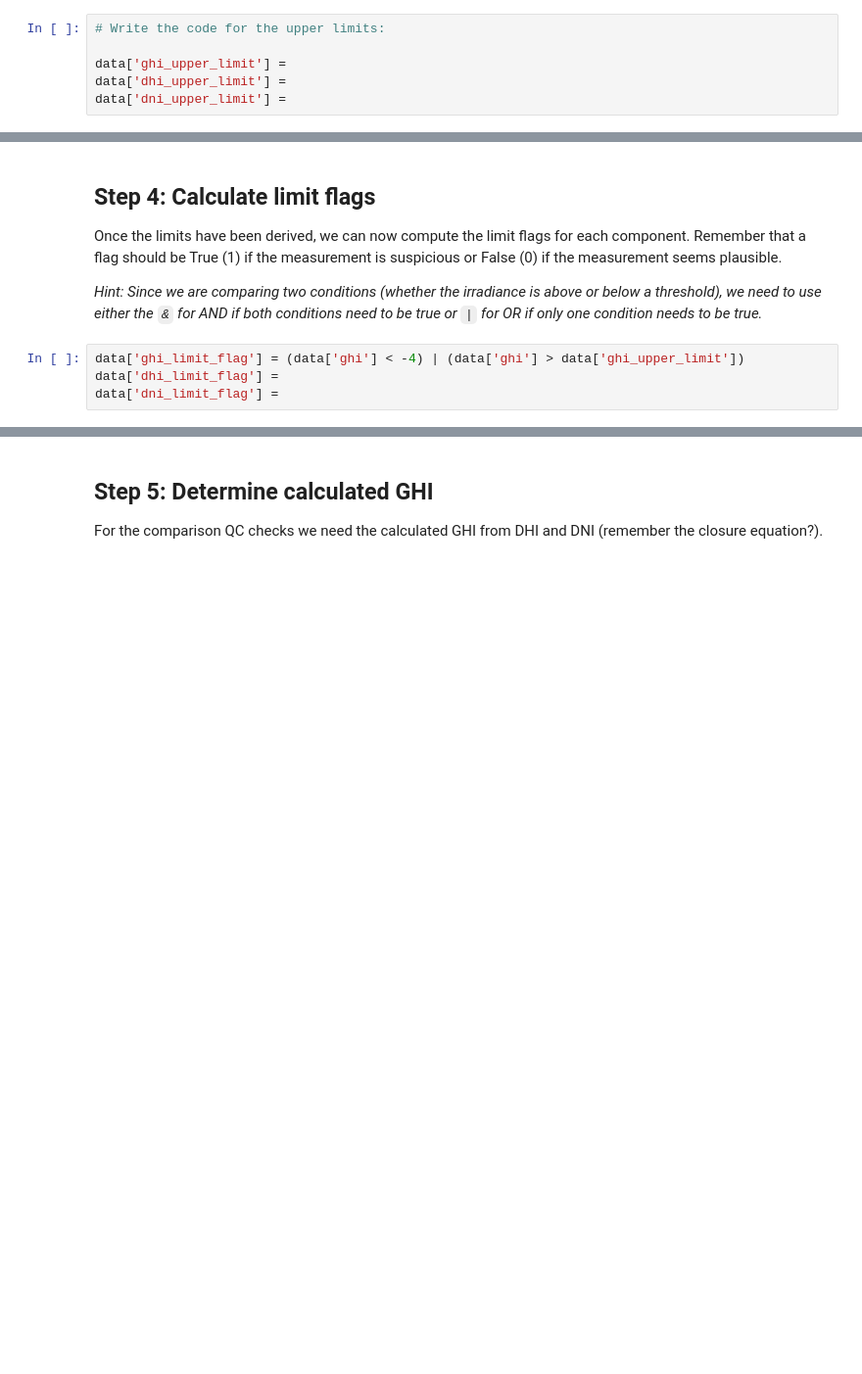
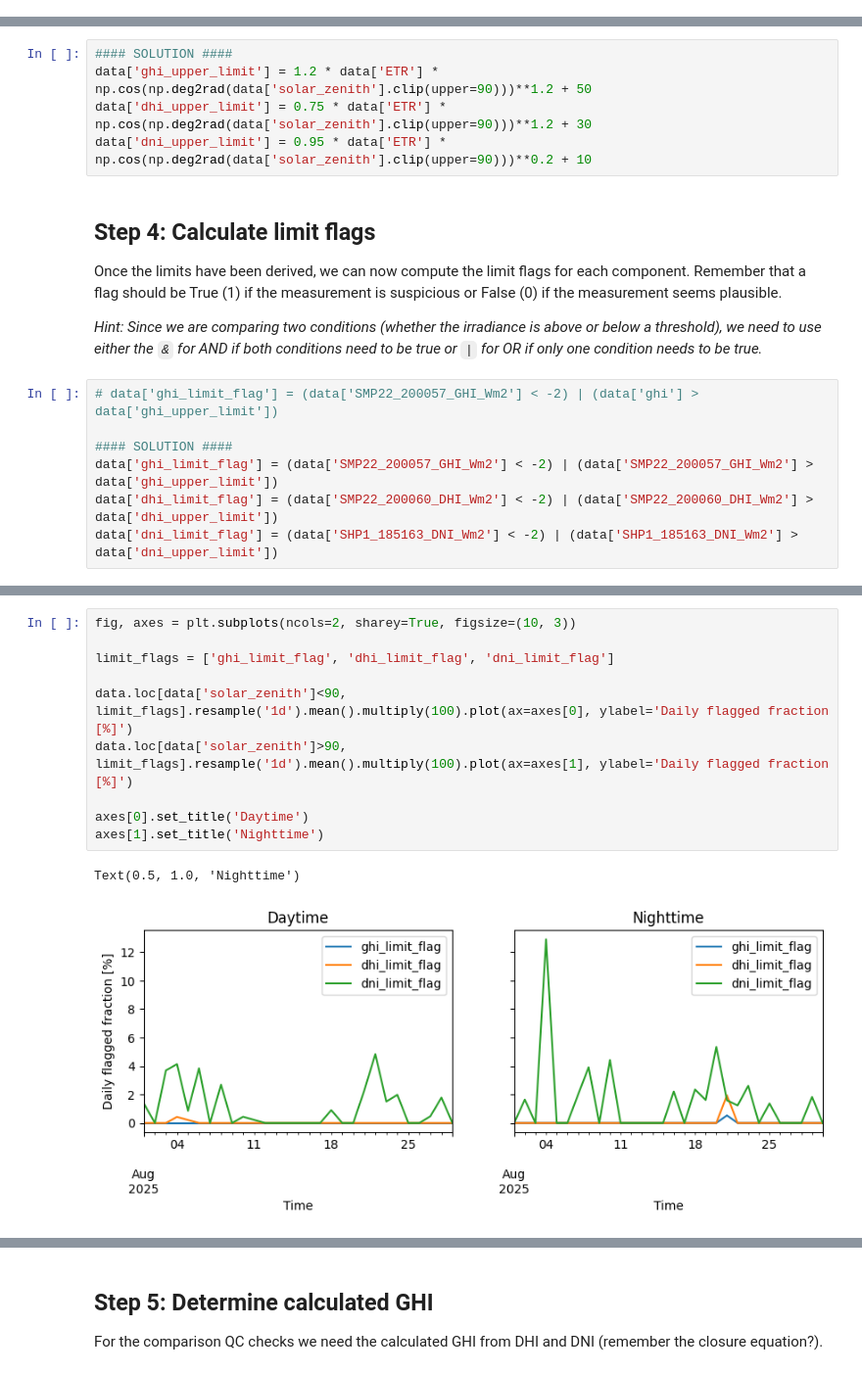
Before and after one commit to AdamRJensen/solar-resource-course, a Jupyter notebook: quality-control-bsrn-checks.ipynb, the cells around one changed output, grey strips where cells are left out. Shown: that part at 98% size. Cells and saved outputs as stored; diff of their text form; blank space fills up the shorter version.

```diff
--- a/quality-control-bsrn-checks.ipynb
+++ b/quality-control-bsrn-checks.ipynb
@@ -38,9 +46,3 @@ data['ETR'] =
 In this exercise, we will be using the **extremely rare limits**. The equations for the limits can be found in the lecture note for Lesson 3.
 
 The first step is to calculate the upper limits. We don't need to calculate the lower limits, as they are simply a fixed value.
-# %%
-# Write the code for the upper limits:
-
-data['ghi_upper_limit'] =
-data['dhi_upper_limit'] =
-data['dni_upper_limit'] =
@@ -47,9 +53,17 @@ data['dni_upper_limit'] =
+# %%
+#### SOLUTION ####
+data['ghi_upper_limit'] = 1.2 * data['ETR'] * np.cos(np.deg2rad(data['solar_zenith'].clip(upper=90)))**1.2 + 50
+data['dhi_upper_limit'] = 0.75 * data['ETR'] * np.cos(np.deg2rad(data['solar_zenith'].clip(upper=90)))**1.2 + 30
+data['dni_upper_limit'] = 0.95 * data['ETR'] * np.cos(np.deg2rad(data['solar_zenith'].clip(upper=90)))**0.2 + 10
 # %% [markdown]
 ## Step 4: Calculate limit flags
 Once the limits have been derived, we can now compute the limit flags for each component. Remember that a flag should be True (1) if the measurement is suspicious or False (0) if the measurement seems plausible.
 
 *Hint: Since we are comparing two conditions (whether the irradiance is above or below a threshold), we need to use either the ``&`` for AND if both conditions need to be true or   ``|`` for OR if only one condition needs to be true.*
-# %%
-data['ghi_limit_flag'] = (data['ghi'] < -4) | (data['ghi'] > data['ghi_upper_limit'])
-data['dhi_limit_flag'] =
-data['dni_limit_flag'] =
+# %%
+# data['ghi_limit_flag'] = (data['SMP22_200057_GHI_Wm2'] < -2) | (data['ghi'] > data['ghi_upper_limit'])
+
+#### SOLUTION ####
+data['ghi_limit_flag'] = (data['SMP22_200057_GHI_Wm2'] < -2) | (data['SMP22_200057_GHI_Wm2'] > data['ghi_upper_limit'])
+data['dhi_limit_flag'] = (data['SMP22_200060_DHI_Wm2'] < -2) | (data['SMP22_200060_DHI_Wm2'] > data['dhi_upper_limit'])
+data['dni_limit_flag'] = (data['SHP1_185163_DNI_Wm2'] < -2) | (data['SHP1_185163_DNI_Wm2'] > data['dni_upper_limit'])
@@ -55,0 +74,13 @@ data['dni_limit_flag'] =
+# %%
+fig, axes = plt.subplots(ncols=2, sharey=True, figsize=(10, 3))
+
+limit_flags = ['ghi_limit_flag', 'dhi_limit_flag', 'dni_limit_flag']
+
+data.loc[data['solar_zenith']<90, limit_flags].resample('1d').mean().multiply(100).plot(ax=axes[0], ylabel='Daily flagged fraction [%]')
+data.loc[data['solar_zenith']>90, limit_flags].resample('1d').mean().multiply(100).plot(ax=axes[1], ylabel='Daily flagged fraction [%]')
+
+axes[0].set_title('Daytime')
+axes[1].set_title('Nighttime')
+# %% [output]
+Text(0.5, 1.0, 'Nighttime')
+[figure, added]
```
Also changed, not shown: parts of 11 cells of this notebook.
